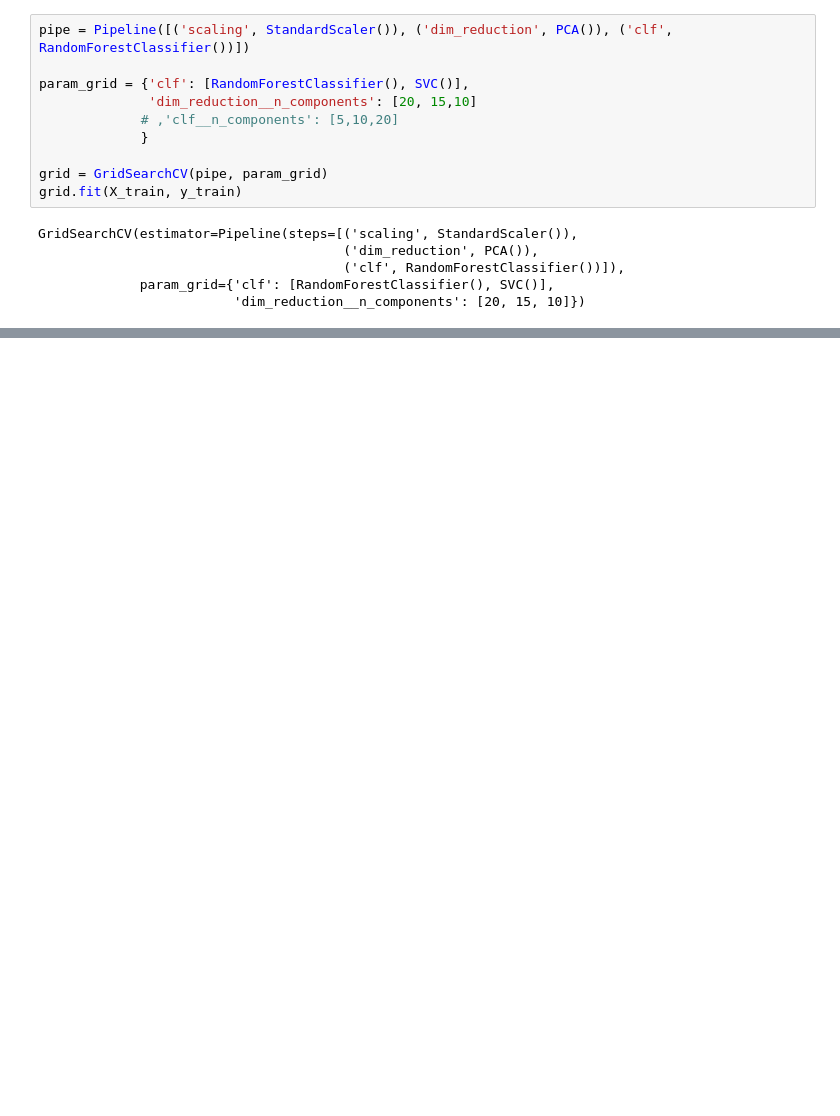
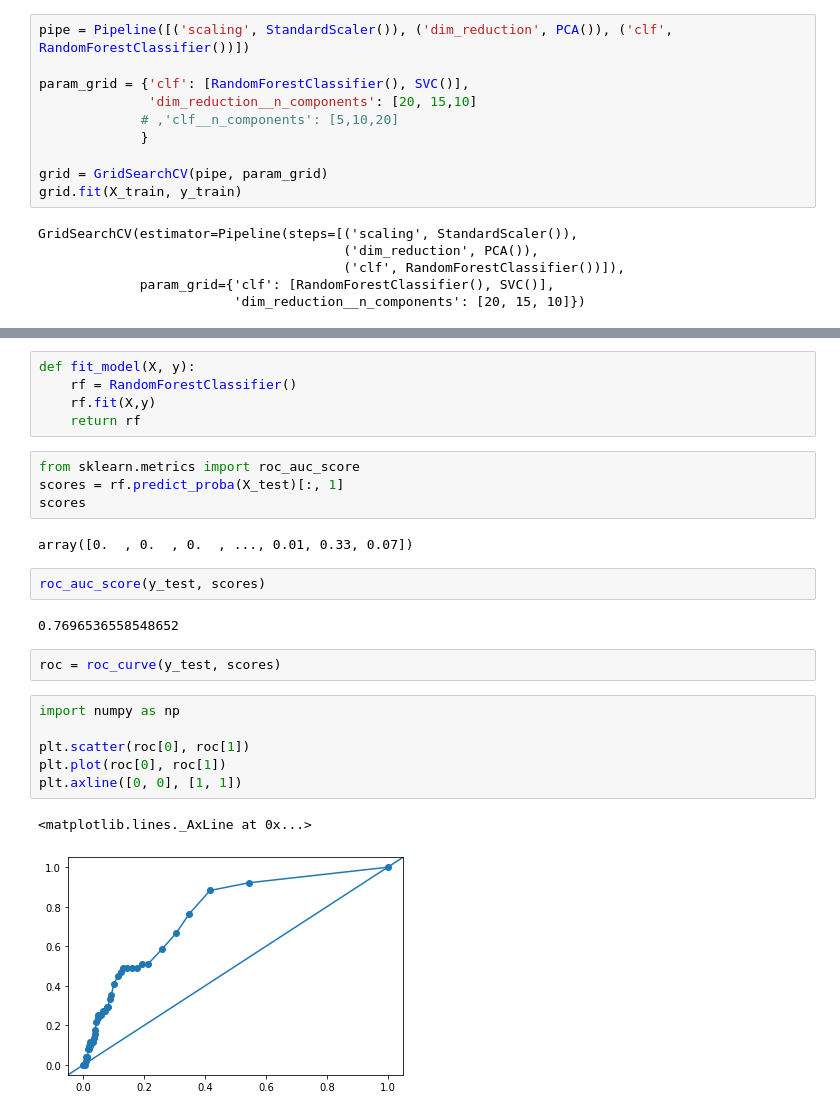
Before and after one commit to anthonynolan/ner, a Jupyter notebook: Stroke.ipynb, the cells around one changed output, grey strips where cells are left out. Cells and saved outputs as stored; diff of their text form; blank space fills up the shorter version.

```diff
--- a/Stroke.ipynb
+++ b/Stroke.ipynb
@@ -92,0 +99,26 @@ grid.score(X_test, y_test)
+# %%
+def fit_model(X, y):
+    rf = RandomForestClassifier()
+    rf.fit(X,y)
+    return rf
+# %%
+from sklearn.metrics import roc_auc_score
+scores = rf.predict_proba(X_test)[:, 1]
+scores
+# %% [output]
+array([0.  , 0.  , 0.  , ..., 0.01, 0.33, 0.07])
+# %%
+roc_auc_score(y_test, scores)
+# %% [output]
+0.7696536558548652
+# %%
+roc = roc_curve(y_test, scores)
+# %%
+import numpy as np
+
+plt.scatter(roc[0], roc[1])
+plt.plot(roc[0], roc[1])
+plt.axline([0, 0], [1, 1])
+# %% [output]
+<matplotlib.lines._AxLine at 0x...>
+[figure, added]
```
Also changed, not shown: parts of 16 cells of this notebook, 6 other files.
